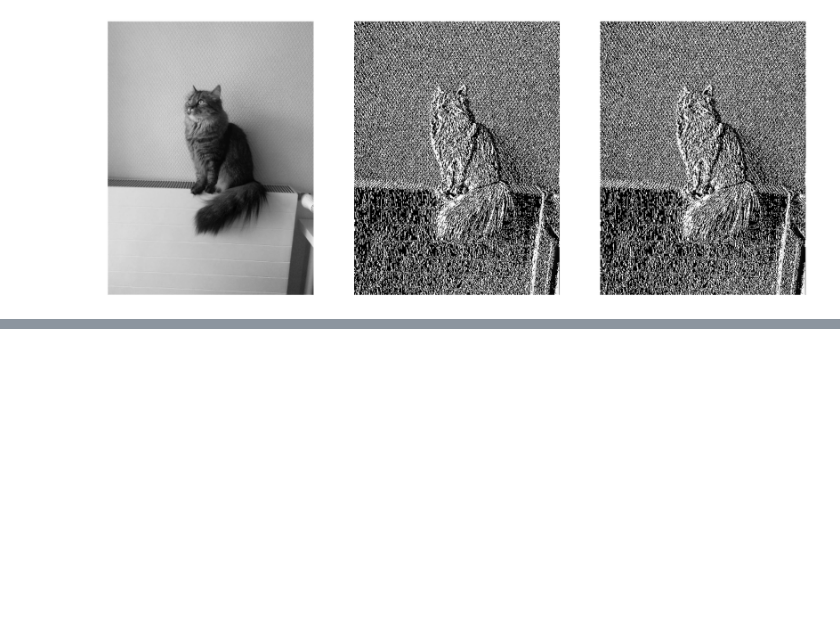
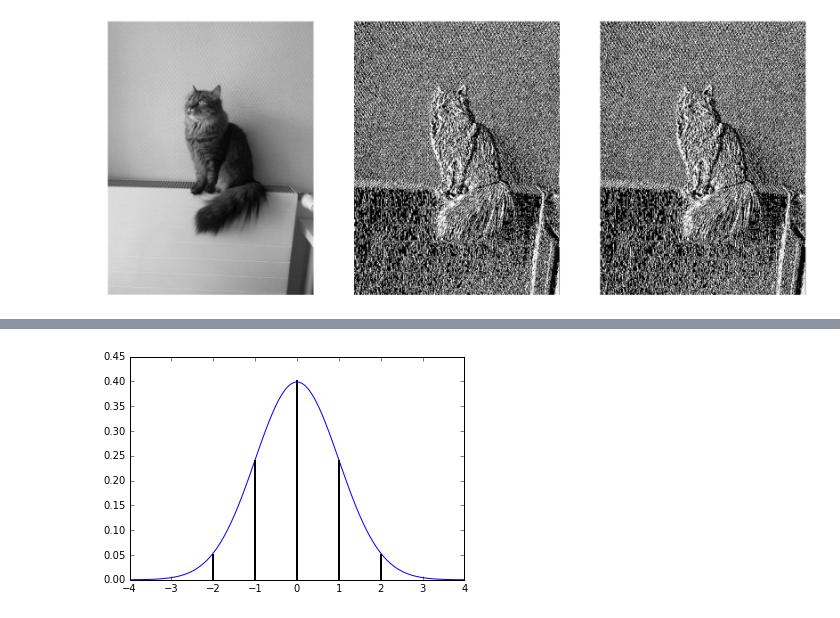
Before and after one commit to justayak/computer_vision_ws2015, a Jupyter notebook: play/Introduction_To_CV.ipynb, the cells around one changed output, grey strips where cells are left out. Cells and saved outputs as stored; diff of their text form; code cells hidden in the pictures; blank space fills up the shorter version.

```diff
--- a/play/Introduction_To_CV.ipynb
+++ b/play/Introduction_To_CV.ipynb
@@ -64,0 +94,18 @@ jv.paint_mats([A,Ax, Ay])
+# %%
+def g(x, sig):
+    C = 1. / (math.sqrt(2*math.pi)*sig)
+    return C * np.exp(-np.power(x,2.) / (2 * np.power(sig,2.)))
+
+x = np.linspace(-4, 4, 100)
+G = g(x, 1)
+plt.plot(x,G)
+
+plt.plot([-2,-2], [0,.05], 'k-', lw=2)
+plt.plot([-1,-1], [0,.24], 'k-', lw=2)
+plt.plot([0,0], [0,.4], 'k-', lw=2)
+plt.plot([1,1], [0,.24], 'k-', lw=2)
+plt.plot([2,2], [0,.05], 'k-', lw=2)
+
+plt.show()
+# %% [output]
+[figure, added]
```
Also changed, not shown: parts of 8 cells of this notebook.
